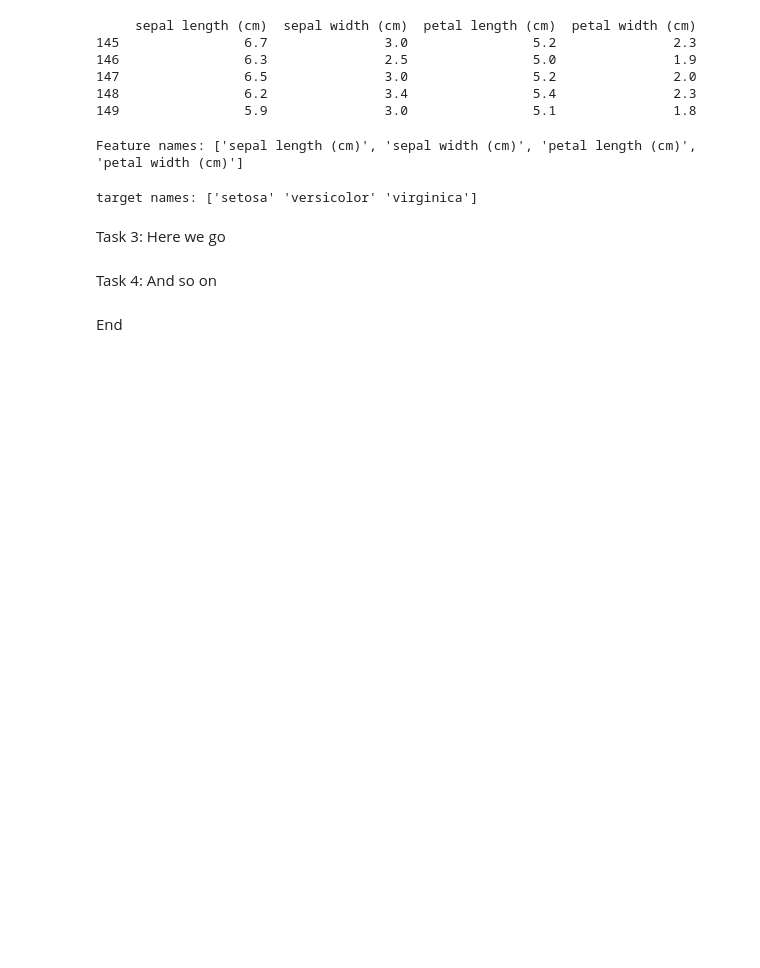
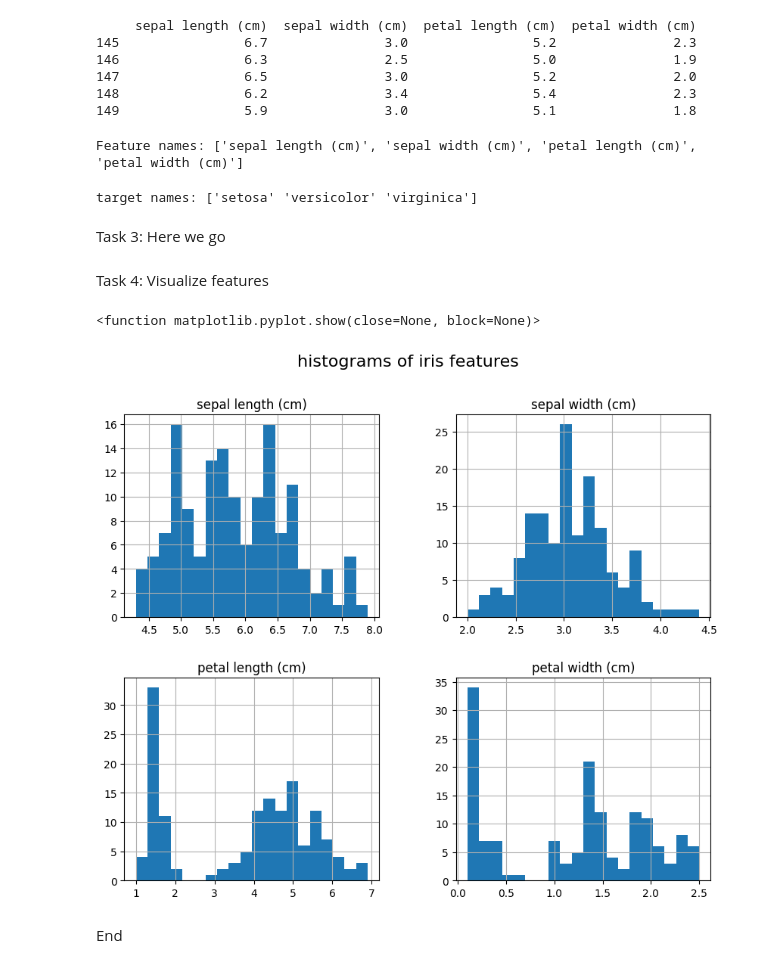
Before and after one commit to eannaforde/Principles_of_DA, a Jupyter notebook: tasks.ipynb, the cells around one changed output. Saved outputs shown, nothing was run; the diff lists cells and outputs as text; code cells hidden in the pictures; blank space fills up the shorter version.

Commit message:
histogram of features

```diff
--- a/tasks.ipynb
+++ b/tasks.ipynb
@@ -60,7 +60,16 @@ print("target names:",iris.target_names)
 target names: ['setosa' 'versicolor' 'virginica']
 # %% [markdown]
 Task 3: Here we go
-# %% [markdown]
-Task 4: And so on
+# %% [markdown]
+Task 4: Visualize features
+# %%
+import matplotlib.pyplot as plt
+
+df.hist(figsize=(10,8), bins=20)
+plt.suptitle("histograms of iris features", fontsize=16)
+plt.show
+# %% [output]
+<function matplotlib.pyplot.show(close=None, block=None)>
+[figure, added]
 # %% [markdown]
 End
```
